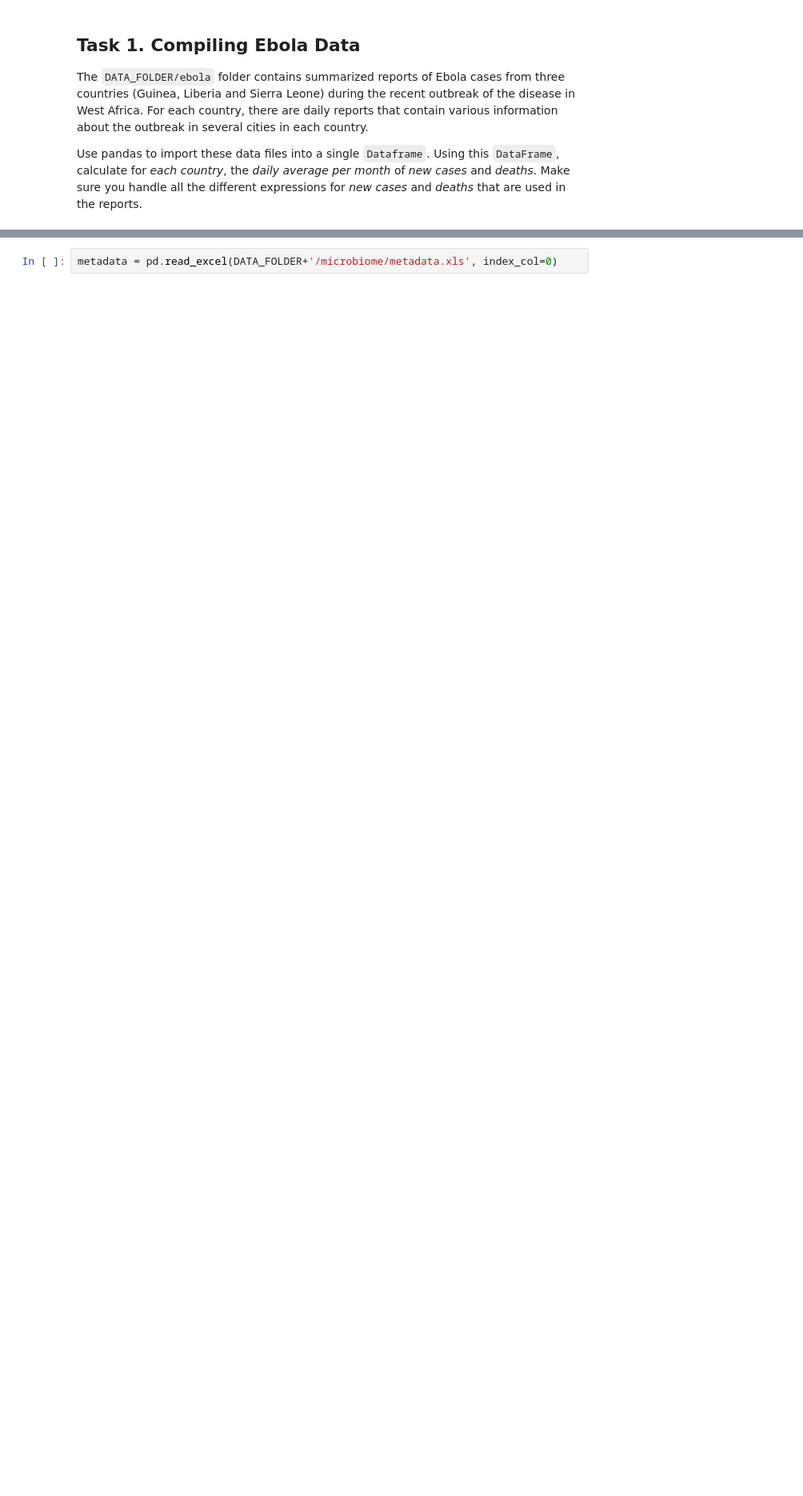
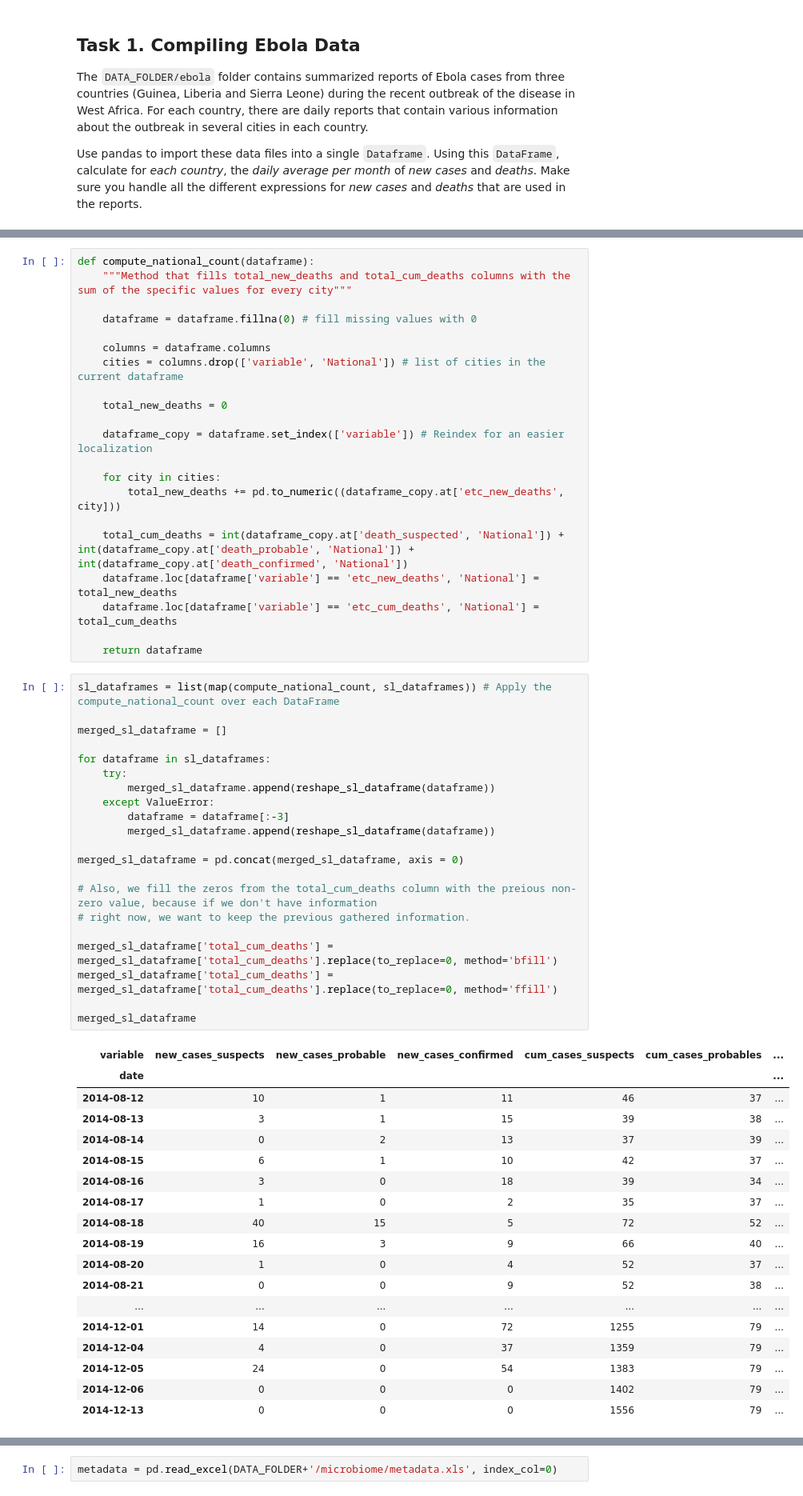
Before and after one commit to baetuc/ADA-CS-401, a Jupyter notebook: Homework 1.ipynb, the cells around one changed output, grey strips where cells are left out. Shown at 80% size. Cells and saved outputs as stored; diff of their text form; blank space fills up the shorter version.

```diff
--- a/Homework 1.ipynb
+++ b/Homework 1.ipynb
@@ -17,0 +598,61 @@ Make sure you handle all the different expressions for *new cases* and *deaths*
+# %%
+def compute_national_count(dataframe):
+    """Method that fills total_new_deaths and total_cum_deaths columns with the sum of the specific values for every city"""
+
+    dataframe = dataframe.fillna(0) # fill missing values with 0
+
+    columns = dataframe.columns
+    cities = columns.drop(['variable', 'National']) # list of cities in the current dataframe
+
+    total_new_deaths = 0
+
+    dataframe_copy = dataframe.set_index(['variable']) # Reindex for an easier localization
+
+    for city in cities:
+        total_new_deaths += pd.to_numeric((dataframe_copy.at['etc_new_deaths', city]))
+
+    total_cum_deaths = int(dataframe_copy.at['death_suspected', 'National']) + int(dataframe_copy.at['death_probable', 'National']) + int(dataframe_copy.at['death_confirmed', 'National'])
+    dataframe.loc[dataframe['variable'] == 'etc_new_deaths', 'National'] = total_new_deaths
+    dataframe.loc[dataframe['variable'] == 'etc_cum_deaths', 'National'] = total_cum_deaths
+
+    return dataframe
+# %%
+sl_dataframes = list(map(compute_national_count, sl_dataframes)) # Apply the compute_national_count over each DataFrame
+
+merged_sl_dataframe = []
+
+for dataframe in sl_dataframes:
+    try:
+        merged_sl_dataframe.append(reshape_sl_dataframe(dataframe))
+    except ValueError:
+        dataframe = dataframe[:-3]
+        merged_sl_dataframe.append(reshape_sl_dataframe(dataframe))
+
+merged_sl_dataframe = pd.concat(merged_sl_dataframe, axis = 0)
+
+# Also, we fill the zeros from the total_cum_deaths column with the preious non-zero value, because if we don't have information
+# right now, we want to keep the previous gathered information.
+
+merged_sl_dataframe['total_cum_deaths'] = merged_sl_dataframe['total_cum_deaths'].replace(to_replace=0, method='bfill')
+merged_sl_dataframe['total_cum_deaths'] = merged_sl_dataframe['total_cum_deaths'].replace(to_replace=0, method='ffill')
+
+merged_sl_dataframe
+# %% [output]
+| variable | new_cases_suspects | new_cases_probable | new_cases_confirmed | cum_cases_suspects | cum_cases_probables | ... |
+| date |  |  |  |  |  | ... |
+| 2014-08-12 | 10 | 1 | 11 | 46 | 37 | ... |
+| 2014-08-13 | 3 | 1 | 15 | 39 | 38 | ... |
+| 2014-08-14 | 0 | 2 | 13 | 37 | 39 | ... |
+| 2014-08-15 | 6 | 1 | 10 | 42 | 37 | ... |
+| 2014-08-16 | 3 | 0 | 18 | 39 | 34 | ... |
+| 2014-08-17 | 1 | 0 | 2 | 35 | 37 | ... |
+| 2014-08-18 | 40 | 15 | 5 | 72 | 52 | ... |
+| 2014-08-19 | 16 | 3 | 9 | 66 | 40 | ... |
+| 2014-08-20 | 1 | 0 | 4 | 52 | 37 | ... |
+| 2014-08-21 | 0 | 0 | 9 | 52 | 38 | ... |
+| ... | ... | ... | ... | ... | ... | ... |
+| 2014-12-01 | 14 | 0 | 72 | 1255 | 79 | ... |
+| 2014-12-04 | 4 | 0 | 37 | 1359 | 79 | ... |
+| 2014-12-05 | 24 | 0 | 54 | 1383 | 79 | ... |
+| 2014-12-06 | 0 | 0 | 0 | 1402 | 79 | ... |
+| 2014-12-13 | 0 | 0 | 0 | 1556 | 79 | ... |
```
Also changed, not shown: parts of 106 cells of this notebook, 1 other file.
